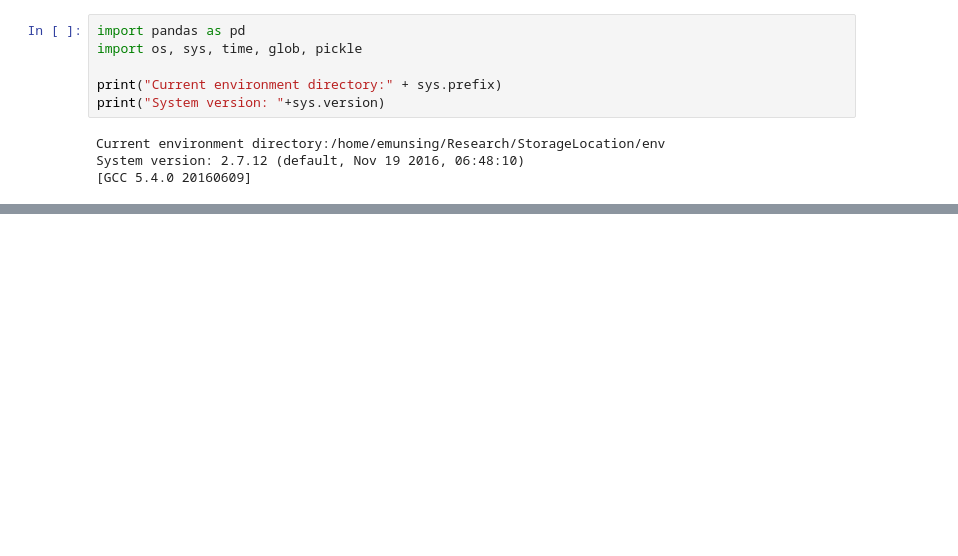
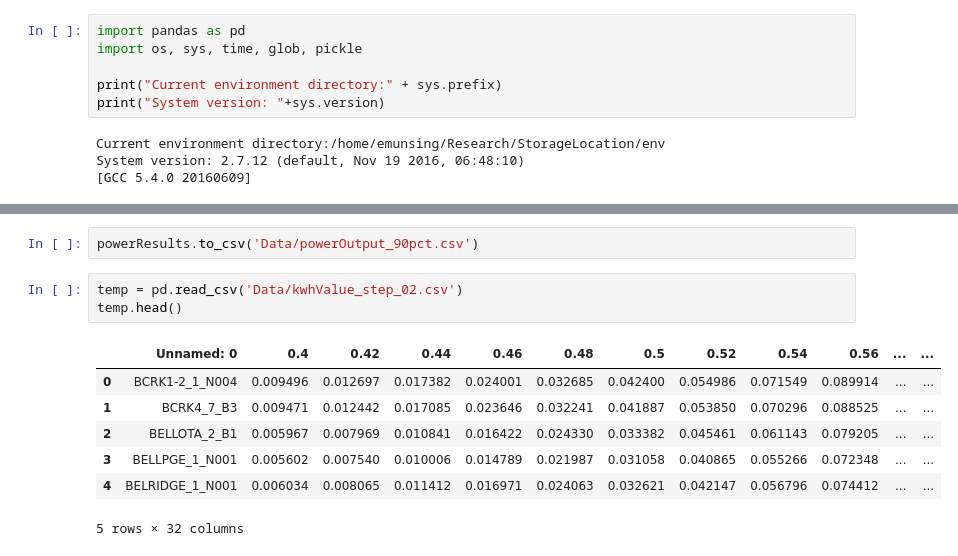
Before and after one commit to emunsing/StorageSizing, a Jupyter notebook: AggregatingData.ipynb, the cells around one changed output, grey strips where cells are left out. Drawn from its saved outputs; the diff is of its cells as text; blank space fills up the shorter version.

```diff
--- a/AggregatingData.ipynb
+++ b/AggregatingData.ipynb
@@ -48,0 +95,13 @@ len(a)
+# %%
+powerResults.to_csv('Data/powerOutput_90pct.csv')
+# %%
+temp = pd.read_csv('Data/kwhValue_step_02.csv')
+temp.head()
+# %% [output]
+|  | Unnamed: 0 | 0.4 | 0.42 | 0.44 | 0.46 | 0.48 | 0.5 | 0.52 | 0.54 | 0.56 | ... | ... |
+| 0 | BCRK1-2_1_N004 | 0.009496 | 0.012697 | 0.017382 | 0.024001 | 0.032685 | 0.042400 | 0.054986 | 0.071549 | 0.089914 | ... | ... |
+| 1 | BCRK4_7_B3 | 0.009471 | 0.012442 | 0.017085 | 0.023646 | 0.032241 | 0.041887 | 0.053850 | 0.070296 | 0.088525 | ... | ... |
+| 2 | BELLOTA_2_B1 | 0.005967 | 0.007969 | 0.010841 | 0.016422 | 0.024330 | 0.033382 | 0.045461 | 0.061143 | 0.079205 | ... | ... |
+| 3 | BELLPGE_1_N001 | 0.005602 | 0.007540 | 0.010006 | 0.014789 | 0.021987 | 0.031058 | 0.040865 | 0.055266 | 0.072348 | ... | ... |
+| 4 | BELRIDGE_1_N001 | 0.006034 | 0.008065 | 0.011412 | 0.016971 | 0.024063 | 0.032621 | 0.042147 | 0.056796 | 0.074412 | ... | ... |
+5 rows × 32 columns
```
Also changed, not shown: parts of 25 cells of this notebook, 2 other files.
